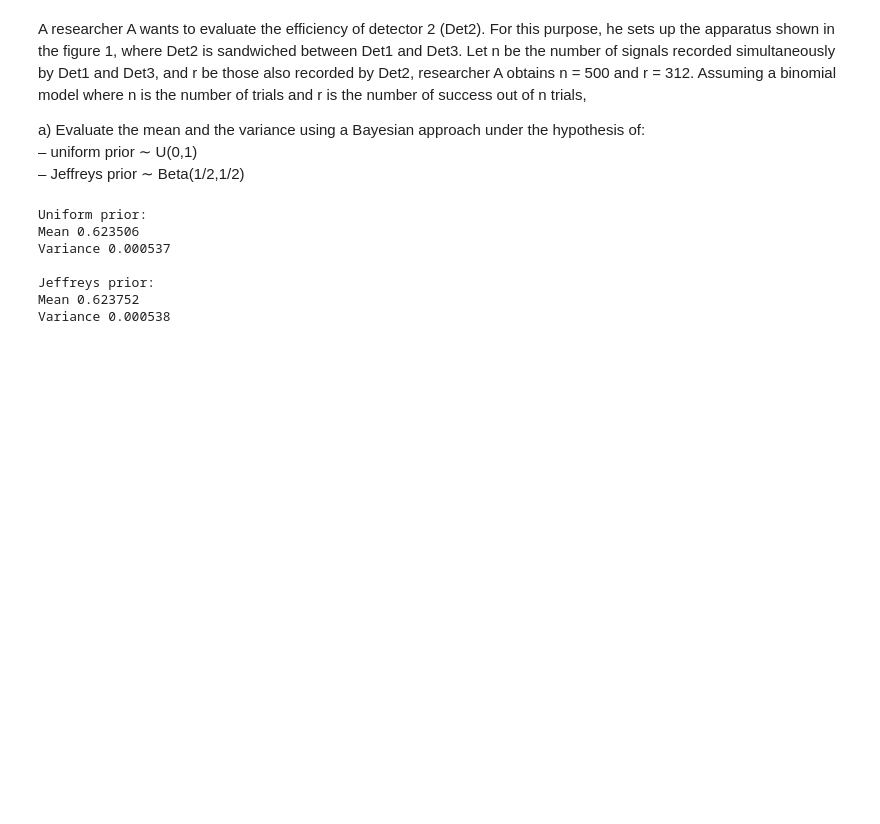
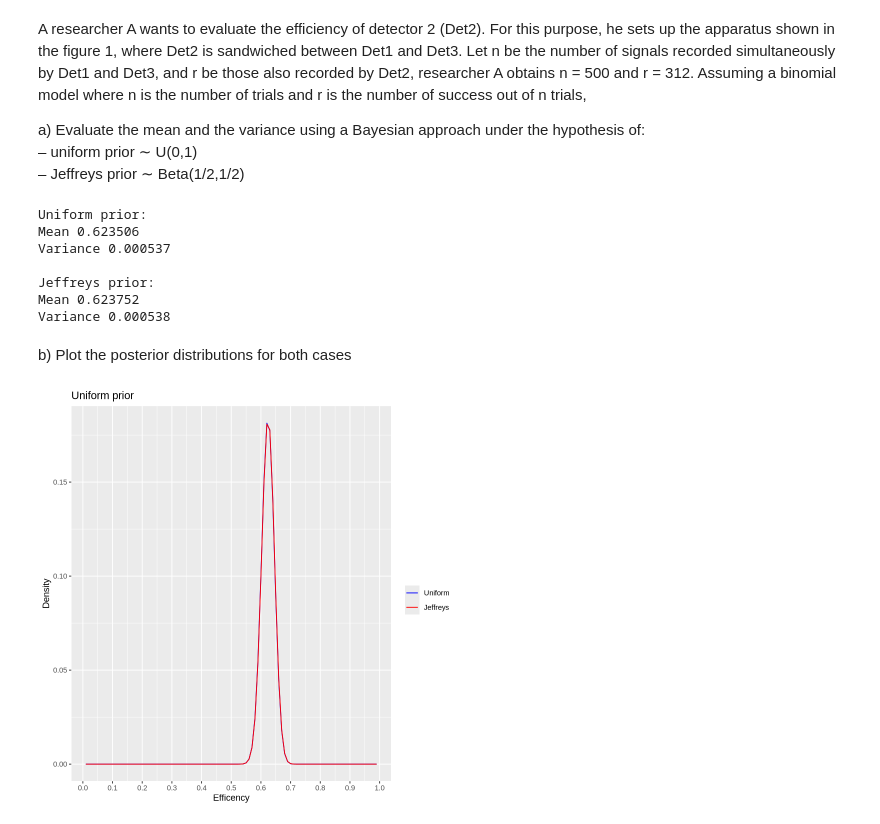
Before and after one commit to pietromalagoli/asp, a Jupyter notebook: code/lab03/Malagoli_Pietro_RLab03.ipynb, the cells around one changed output. Cells and saved outputs as stored; diff of their text form; code cells hidden in the pictures; blank space fills up the shorter version.

```diff
--- a/code/lab03/Malagoli_Pietro_RLab03.ipynb
+++ b/code/lab03/Malagoli_Pietro_RLab03.ipynb
@@ -243,3 +243,20 @@ Variance 0.000537
 Jeffreys prior:
 Mean 0.623752
 Variance 0.000538
+# %% [markdown]
+b) Plot the posterior distributions for both cases
+# %%
+# Organize the data in a dataframe
+df = data.frame(space = space, uniform = posterior_u, jeffreys = posterior_j)
+
+ggplot(df, aes(x = space, y = posterior_u)) +
+      geom_line(aes(color = 'blue')) +
+      geom_line(y = posterior_j, aes(color = 'red')) +
+      labs(title = "Uniform prior",
+            x = "Efficency",
+            y = "Density",
+            color = "") +
+      scale_color_manual(values = c("blue", "red"), labels = c("Uniform", "Jeffreys")) +
+      scale_x_continuous(breaks = seq(0, 1, 0.1))
+# %% [output]
+[figure, added]
```
Also changed, not shown: parts of 1 cell of this notebook.
